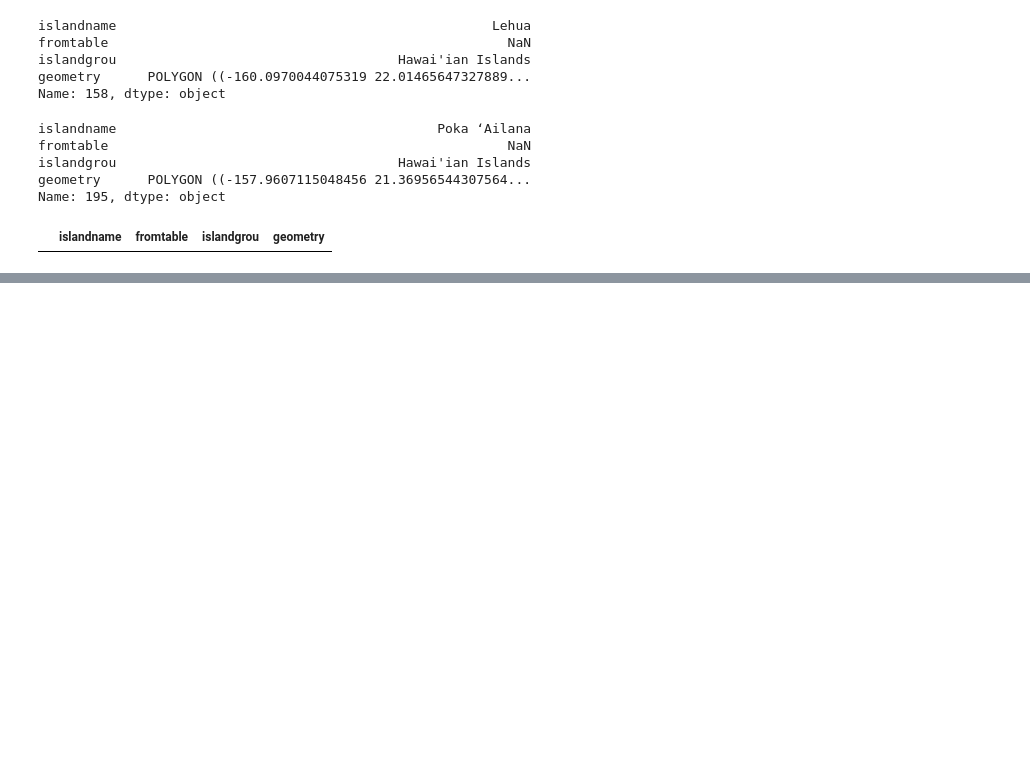
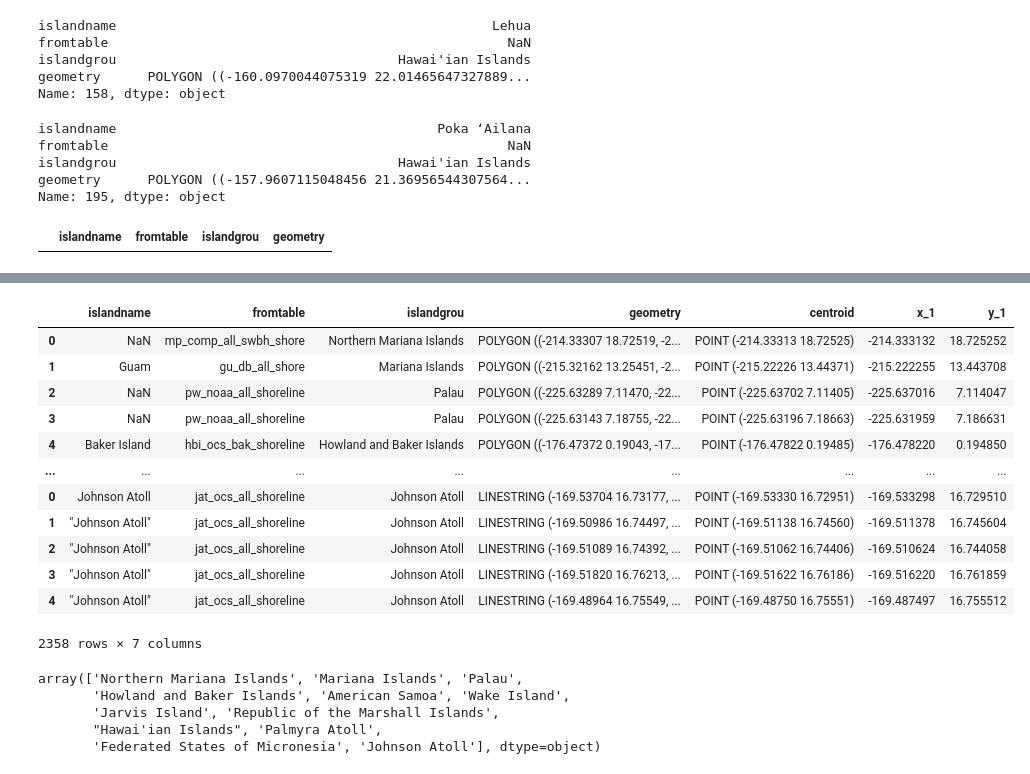
Before and after one commit to onejaelee/Palau-Graphics, a Jupyter notebook: Chapter 6 - Temperature/vis/Chapter 6.1, 6.2, 6.4 - CFS-CRW/make_EEZ.ipynb, the cells around one changed output, grey strips where cells are left out. Saved outputs shown, nothing was run; the diff lists cells and outputs as text; code cells hidden in the pictures; blank space fills up the shorter version.

```diff
--- a/Chapter 6 - Temperature/vis/Chapter 6.1, 6.2, 6.4 - CFS-CRW/make_EEZ.ipynb
+++ b/Chapter 6 - Temperature/vis/Chapter 6.1, 6.2, 6.4 - CFS-CRW/make_EEZ.ipynb
@@ -662,0 +782,3 @@ shpfusafillandline
+# %%
+all_usa_afil_neg['x_1'] = all_usa_afil_neg['centroid'].x
+all_usa_afil_neg['y_1'] = all_usa_afil_neg['centroid'].y
@@ -662,0 +808,24 @@ shpfusafillandline
+# %%
+all_usa_afil_neg
+# %% [output]
+|  | islandname | fromtable | islandgrou | geometry | centroid | x_1 | y_1 |
+| 0 | NaN | mp_comp_all_swbh_shore | Northern Mariana Islands | POLYGON ((-214.33307 18.72519, -2... | POINT (-214.33313 18.72525) | -214.333132 | 18.725252 |
+| 1 | Guam | gu_db_all_shore | Mariana Islands | POLYGON ((-215.32162 13.25451, -2... | POINT (-215.22226 13.44371) | -215.222255 | 13.443708 |
+| 2 | NaN | pw_noaa_all_shoreline | Palau | POLYGON ((-225.63289 7.11470, -22... | POINT (-225.63702 7.11405) | -225.637016 | 7.114047 |
+| 3 | NaN | pw_noaa_all_shoreline | Palau | POLYGON ((-225.63143 7.18755, -22... | POINT (-225.63196 7.18663) | -225.631959 | 7.186631 |
+| 4 | Baker Island | hbi_ocs_bak_shoreline | Howland and Baker Islands | POLYGON ((-176.47372 0.19043, -17... | POINT (-176.47822 0.19485) | -176.478220 | 0.194850 |
+| ... | ... | ... | ... | ... | ... | ... | ... |
+| 0 | Johnson Atoll | jat_ocs_all_shoreline | Johnson Atoll | LINESTRING (-169.53704 16.73177, ... | POINT (-169.53330 16.72951) | -169.533298 | 16.729510 |
+| 1 | "Johnson Atoll" | jat_ocs_all_shoreline | Johnson Atoll | LINESTRING (-169.50986 16.74497, ... | POINT (-169.51138 16.74560) | -169.511378 | 16.745604 |
+| 2 | "Johnson Atoll" | jat_ocs_all_shoreline | Johnson Atoll | LINESTRING (-169.51089 16.74392, ... | POINT (-169.51062 16.74406) | -169.510624 | 16.744058 |
+| 3 | "Johnson Atoll" | jat_ocs_all_shoreline | Johnson Atoll | LINESTRING (-169.51820 16.76213, ... | POINT (-169.51622 16.76186) | -169.516220 | 16.761859 |
+| 4 | "Johnson Atoll" | jat_ocs_all_shoreline | Johnson Atoll | LINESTRING (-169.48964 16.75549, ... | POINT (-169.48750 16.75551) | -169.487497 | 16.755512 |
+2358 rows × 7 columns
+# %%
+all_usa_afil_neg['islandgrou'].unique()
+# %% [output]
+array(['Northern Mariana Islands', 'Mariana Islands', 'Palau',
+       'Howland and Baker Islands', 'American Samoa', 'Wake Island',
+       'Jarvis Island', 'Republic of the Marshall Islands',
+       "Hawai'ian Islands", 'Palmyra Atoll',
+       'Federated States of Micronesia', 'Johnson Atoll'], dtype=object)
```
Also changed, not shown: parts of 43 cells of this notebook.
